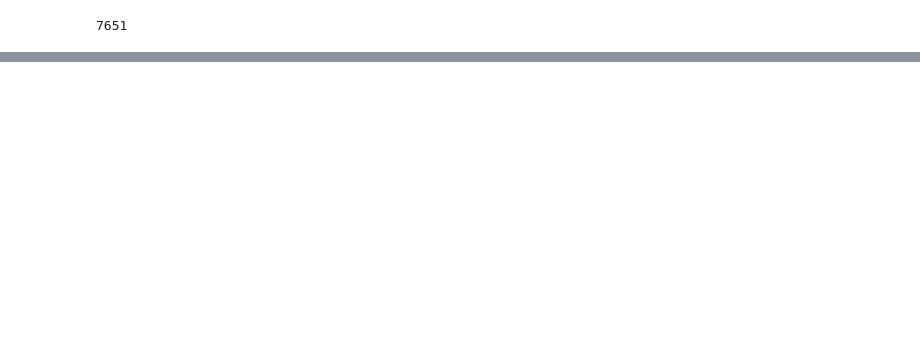
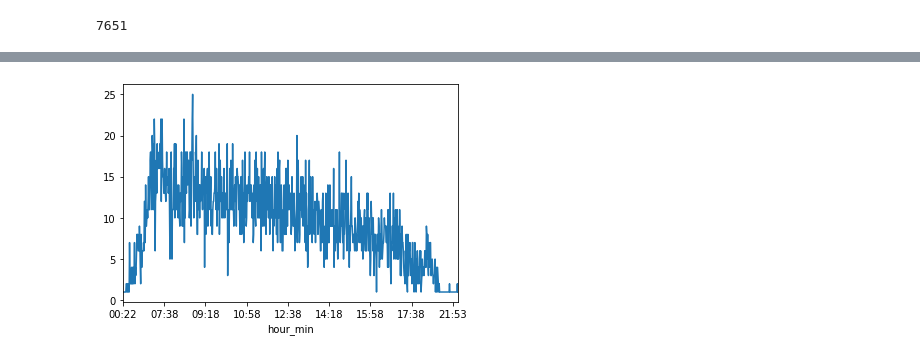
Before and after one commit to meiguan/urban_birds, a Jupyter notebook: explore/exploring_YAMNet_xy1443_Update.ipynb, the cells around one changed output, grey strips where cells are left out. Cells and saved outputs as stored; diff of their text form; code cells hidden in the pictures; blank space fills up the shorter version.

```diff
--- a/explore/exploring_YAMNet_xy1443_Update.ipynb
+++ b/explore/exploring_YAMNet_xy1443_Update.ipynb
@@ -203,0 +302,6 @@ len(mean_predictions2)
+# %%
+# count(average_pred) vs. hour_min
+
+plt = sensor2_df.groupby('hour_min')['average_pred'].count().plot()
+# %% [output]
+[figure, added]
```
Also changed, not shown: parts of 79 cells of this notebook.
